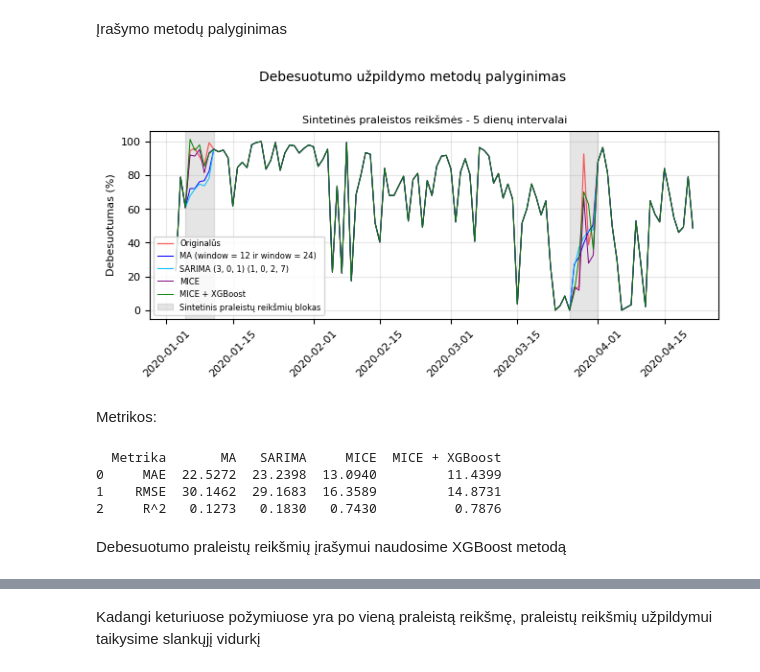
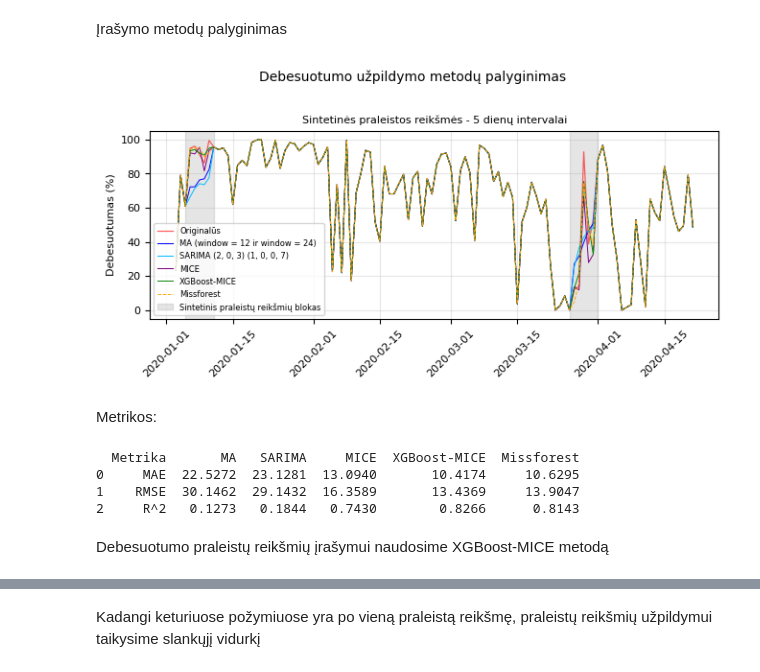
Before and after one commit to rugcer04/Duomenu_mokslo_projektas, a Jupyter notebook: code/python/datasets_prep/New_meteo_dataset_prep.ipynb, the cells around one changed output, grey strips where cells are left out. Saved outputs shown, nothing was run; the diff lists cells and outputs as text; code cells hidden in the pictures.

```diff
--- a/code/python/datasets_prep/New_meteo_dataset_prep.ipynb
+++ b/code/python/datasets_prep/New_meteo_dataset_prep.ipynb
@@ -845,7 +970,7 @@ Geriausi parinkti parametrai: {'order': (3, 0, 1), 'seasonal_order': (1, 0, 2),
 # %%
 sarima = SARIMAX(scaler.fit_transform(agg_meteo_data_copy[['test_cloudCover']]),
-                order=(3, 0, 1),
-                seasonal_order=(1, 0, 2, 7),
+                order=(2, 0, 3),
+                seasonal_order=(1, 0, 0, 7),
                 enforce_stationarity=False,
                 enforce_invertibility=False)
 
@@ -930,5 +1057,5 @@ numeric_data_scaled = pd.DataFrame(scaler.fit_transform(numeric_data), columns=n
 # %%
-imputer = IterativeImputer(random_state=123)
+imputer = IterativeImputer(max_iter=10, random_state=123)
 imputed_data = imputer.fit_transform(numeric_data_scaled)
 meteo_imputed_mice = pd.DataFrame(scaler.inverse_transform(imputed_data), columns=numeric_data.columns, index=numeric_data.index)
 merged_meteo_sentinel_data['mice_cloudCover'] = meteo_imputed_mice['test_cloudCover']
@@ -938,6 +1117,8 @@ XGBoost:
 # %%
-xgb = IterativeImputer(estimator=XGBRegressor(n_estimators=100, random_state=123), max_iter=10, random_state=123)
+# xgb = IterativeImputer(estimator=XGBRegressor(n_estimators=100, random_state=123), max_iter=10, random_state=123)
+xgb = IterativeImputer(estimator=XGBRegressor(n_estimators=300, learning_rate=0.05, max_depth=5, random_state=123), max_iter=10, random_state=123)
 xgb_transformed = xgb.fit_transform(numeric_data_scaled)
 imputed_df_xgb = pd.DataFrame(scaler.inverse_transform(xgb_transformed), columns=numeric_data.columns, index=numeric_data.index)
-merged_meteo_sentinel_data['xgb_cloudCover'] = imputed_df_xgb['test_cloudCover']
+# merged_meteo_sentinel_data['xgb_cloudCover'] = imputed_df_xgb['test_cloudCover']
+merged_meteo_sentinel_data['xgb_cloudCover'] = merged_meteo_sentinel_data['test_cloudCover'].fillna(imputed_df_xgb['test_cloudCover'])
 merged_meteo_sentinel_data['xgb_cloudCover'] = merged_meteo_sentinel_data['xgb_cloudCover'].clip(lower = 0)
@@ -944,3 +1181,10 @@ merged_meteo_sentinel_data['xgb_cloudCover'] = merged_meteo_sentinel_data['xgb_c
+# %%
+mf = MissForest(rgr=LGBMRegressor(learning_rate=0.05, n_estimators=100, num_leaves=31, verbosity=-1, random_state=123), max_iter=10)
+miss_forest_data = mf.fit_transform(x=numeric_data_scaled)
+imputed_df_mf = pd.DataFrame(scaler.inverse_transform(miss_forest_data), columns=numeric_data.columns, index=numeric_data.index)
+# data_test_copy1['missforest_precipitation'] = imputed_df_mf['test_precipitation']
+merged_meteo_sentinel_data['missforest_cloudCover'] = merged_meteo_sentinel_data['test_cloudCover'].fillna(imputed_df_mf['test_cloudCover'])
+merged_meteo_sentinel_data['missforest_cloudCover'] = merged_meteo_sentinel_data['missforest_cloudCover'].clip(lower=0)
 # %% [markdown]
 Įrašymo metodų palyginimas
 # %%
@@ -949,35 +1193,36 @@ merged_meteo_sentinel_data['xgb_cloudCover'] = merged_meteo_sentinel_data['xgb_c
 # %%
 start = int(len(agg_meteo_data_copy) * 0.2)
 data_first_block = merged_meteo_sentinel_data[start : start + 110]
 
 width_inch = 17 / 2.54
 height_inch = width_inch * 0.5
 
 fig, ax1 = plt.subplots(figsize=(width_inch, height_inch))
 ax1.plot(data_first_block['observationTime'], data_first_block['cloudCover'], label='Originalūs', color='red', linewidth=0.9, alpha=0.6)
 ax1.plot(data_first_block['observationTime'], data_first_block['cloudCover_MA_12_24'], label='MA (window = 12 ir window = 24)', color='blue', linewidth=0.7)
-ax1.plot(data_first_block['observationTime'], data_first_block['sarima_cloudCover'], label='SARIMA (3, 0, 1) (1, 0, 2, 7)', color='deepskyblue', linewidth=0.7)
+ax1.plot(data_first_block['observationTime'], data_first_block['sarima_cloudCover'], label='SARIMA (2, 0, 3) (1, 0, 0, 7)', color='deepskyblue', linewidth=0.7)
 ax1.plot(data_first_block['observationTime'], data_first_block['mice_cloudCover'], label='MICE', color='purple', linewidth=0.7)
-ax1.plot(data_first_block['observationTime'], data_first_block['xgb_cloudCover'], label='MICE + XGBoost', color='green', linewidth=0.7)
+ax1.plot(data_first_block['observationTime'], data_first_block['xgb_cloudCover'], label='XGBoost-MICE', color='green', linewidth=0.7)
+ax1.plot(data_first_block['observationTime'], data_first_block['missforest_cloudCover'], label='Missforest', color='orange', linewidth=0.7, linestyle='--')
 ax1.axvspan('2020-01-05', '2020-01-11',
             color='gray', alpha=0.2, label='Sintetinis praleistų reikšmių blokas')
 ax1.axvspan('2020-03-26', '2020-04-01',
             color='gray', alpha=0.2)
 ax1.set_ylabel('Debesuotumas (%)', fontsize=8)
 ax1.tick_params(axis='both', labelsize=8)
 ax1.set_title('Sintetinės praleistos reikšmės - 5 dienų intervalai',  fontsize=8)
 ax1.legend(fontsize=6, loc='lower left')
 ax1.tick_params(axis='x', rotation=45)
 ax1.grid(True, alpha=0.3)
 
 fig.suptitle('Debesuotumo užpildymo metodų palyginimas', fontsize=10, y=1.005)
 
 plt.savefig("algorithms_comparison_cloudCover.png", dpi=300, bbox_inches='tight')
 
 plt.tight_layout()
 plt.show()
 # %% [output]
-[figure, old version]
+[figure, new version]
 # %% [markdown]
 Metrikos:
 # %%
@@ -987,6 +1232,7 @@ cloudCover_ma = merged_meteo_sentinel_data.loc[synthetic_nan, 'cloudCover_MA_12_
 cloudCover_sarima = merged_meteo_sentinel_data.loc[synthetic_nan, 'sarima_cloudCover']
 cloudCover_mice = merged_meteo_sentinel_data.loc[synthetic_nan, 'mice_cloudCover']
 cloudCover_xgb = merged_meteo_sentinel_data.loc[synthetic_nan, 'xgb_cloudCover']
+cloudCover_mf = merged_meteo_sentinel_data.loc[synthetic_nan, 'missforest_cloudCover']
 
 # cloudCover_ma = cloudCover_ma.clip(lower=0)
 # cloudCover_sarima = cloudCover_sarima.clip(lower=0)
@@ -1010,21 +1256,26 @@ results = pd.DataFrame({
         np.sqrt(mean_squared_error(cloudCover_true, cloudCover_mice)),
         r2_score(cloudCover_true, cloudCover_mice)
     ],
-    'MICE + XGBoost': [
+    'XGBoost-MICE': [
         mean_absolute_error(cloudCover_true, cloudCover_xgb),
         np.sqrt(mean_squared_error(cloudCover_true, cloudCover_xgb)),
         r2_score(cloudCover_true, cloudCover_xgb)
+    ],
+    'Missforest': [
+        mean_absolute_error(cloudCover_true, cloudCover_mf),
+        np.sqrt(mean_squared_error(cloudCover_true, cloudCover_mf)),
+        r2_score(cloudCover_true, cloudCover_mf)
     ]
 })
 
 print(results.round(4))
 # %% [output]
-  Metrika       MA   SARIMA     MICE  MICE + XGBoost
-0     MAE  22.5272  23.2398  13.0940         11.4399
-1    RMSE  30.1462  29.1683  16.3589         14.8731
-2     R^2   0.1273   0.1830   0.7430          0.7876
+  Metrika       MA   SARIMA     MICE  XGBoost-MICE  Missforest
+0     MAE  22.5272  23.1281  13.0940       10.4174     10.6295
+1    RMSE  30.1462  29.1432  16.3589       13.4369     13.9047
+2     R^2   0.1273   0.1844   0.7430        0.8266      0.8143
 # %% [markdown]
-Debesuotumo praleistų reikšmių įrašymui naudosime XGBoost metodą
+Debesuotumo praleistų reikšmių įrašymui naudosime XGBoost-MICE metodą
 # %%
 merged_meteo_sentinel_data = pd.merge(final_agg_meteo_data, sentinel_clouds_data, on='observationTime', how='outer')
 merged_meteo_sentinel_data.head(5)
```
Also changed, not shown: parts of 44 cells of this notebook, 1 other file.
